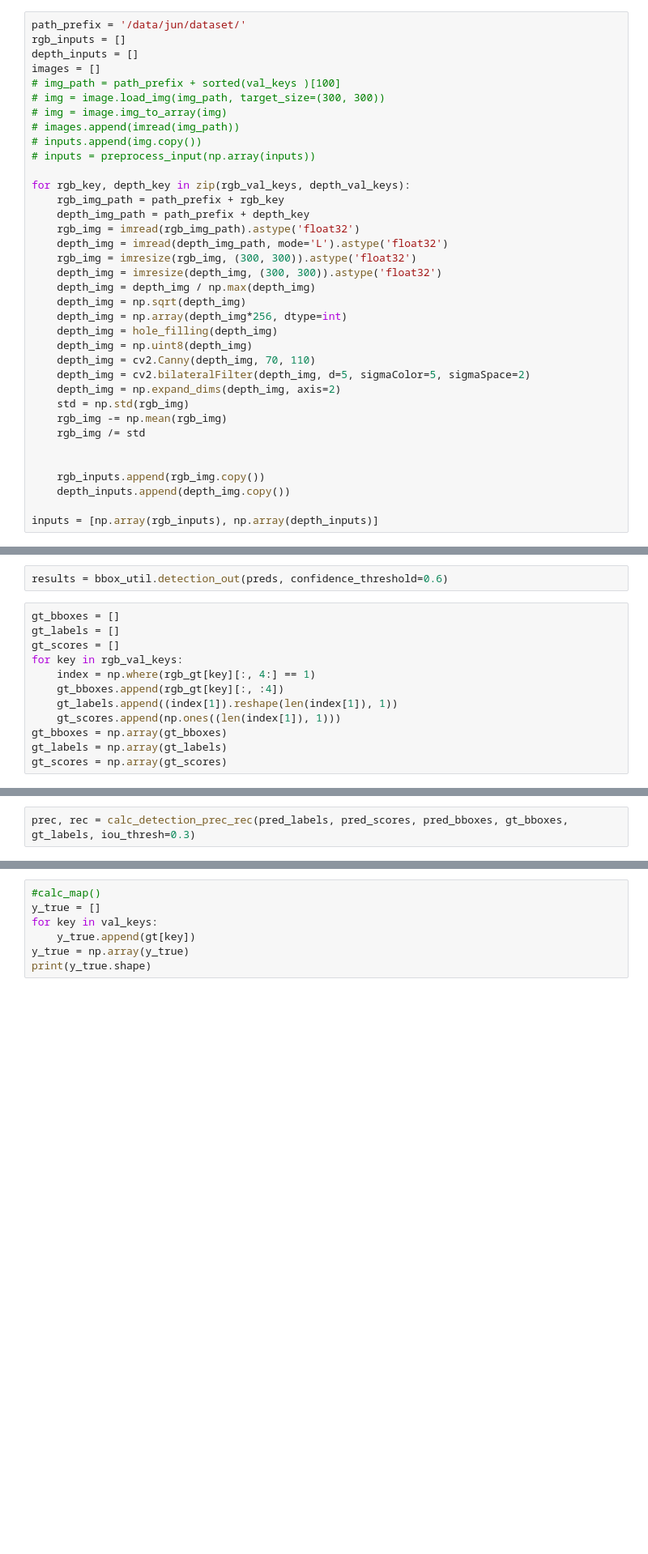
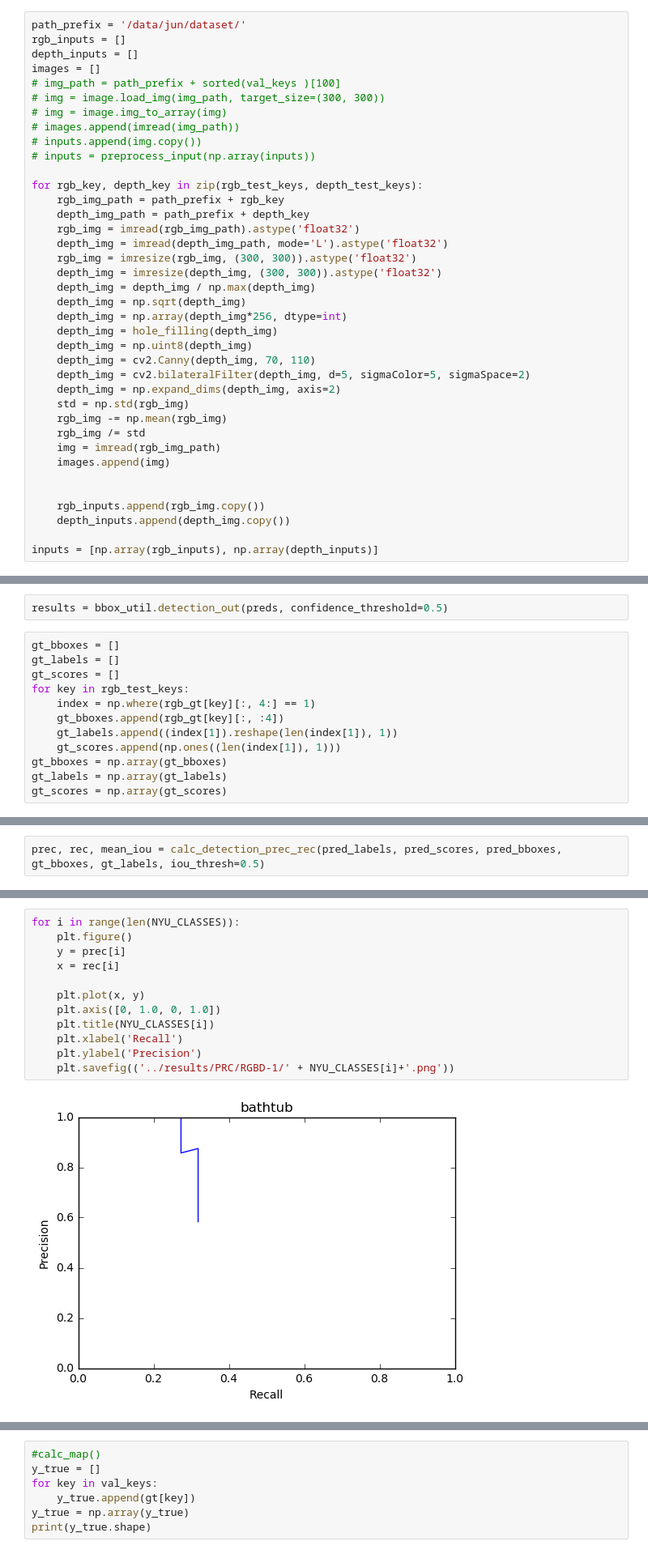
Before and after one commit to junjungoal/rgbd-ssd, a Jupyter notebook: src/NYUDataTester2-RGBD.ipynb, the cells around one changed output, grey strips where cells are left out. Shown at 81% size. Drawn from its saved outputs; the diff is of its cells as text; blank space fills up the shorter version.

```diff
--- a/src/NYUDataTester2-RGBD.ipynb
+++ b/src/NYUDataTester2-RGBD.ipynb
@@ -59,7 +68,7 @@ images = []
 # inputs.append(img.copy())
 # inputs = preprocess_input(np.array(inputs))
 
-for rgb_key, depth_key in zip(rgb_val_keys, depth_val_keys):
+for rgb_key, depth_key in zip(rgb_test_keys, depth_test_keys):
     rgb_img_path = path_prefix + rgb_key
     depth_img_path = path_prefix + depth_key
     rgb_img = imread(rgb_img_path).astype('float32')
@@ -77,6 +86,8 @@ for rgb_key, depth_key in zip(rgb_val_keys, depth_val_keys):
     std = np.std(rgb_img)
     rgb_img -= np.mean(rgb_img)
     rgb_img /= std
+    img = imread(rgb_img_path)
+    images.append(img)
 
 
     rgb_inputs.append(rgb_img.copy())
@@ -103,10 +103,10 @@ preds = model.predict(inputs, batch_size=16, verbose=1)
 # %%
-results = bbox_util.detection_out(preds, confidence_threshold=0.6)
+results = bbox_util.detection_out(preds, confidence_threshold=0.5)
 # %%
 gt_bboxes = []
 gt_labels = []
 gt_scores = []
-for key in rgb_val_keys:
+for key in rgb_test_keys:
     index = np.where(rgb_gt[key][:, 4:] == 1)
     gt_bboxes.append(rgb_gt[key][:, :4])
     gt_labels.append((index[1]).reshape(len(index[1]), 1))
@@ -139,5 +137,5 @@ gt_labels.shape
 # %%
-prec, rec = calc_detection_prec_rec(pred_labels, pred_scores, pred_bboxes, gt_bboxes, gt_labels, iou_thresh=0.3)
+prec, rec, mean_iou = calc_detection_prec_rec(pred_labels, pred_scores, pred_bboxes, gt_bboxes, gt_labels, iou_thresh=0.5)
 # %%
 ap = calc_detection_ap(prec, rec, use_07_metric=True)
 {'ap': ap, 'map': np.nanmean(ap)}
@@ -149,0 +142,14 @@ ap = calc_detection_ap(prec, rec, use_07_metric=True)
+# %%
+for i in range(len(NYU_CLASSES)):
+    plt.figure()
+    y = prec[i]
+    x = rec[i]
+
+    plt.plot(x, y)
+    plt.axis([0, 1.0, 0, 1.0])
+    plt.title(NYU_CLASSES[i])
+    plt.xlabel('Recall')
+    plt.ylabel('Precision')
+    plt.savefig(('../results/PRC/RGBD-1/' + NYU_CLASSES[i]+'.png'))
+# %% [output]
+[figure, added]
```
Also changed, not shown: parts of 15 cells of this notebook, 52 other files.
